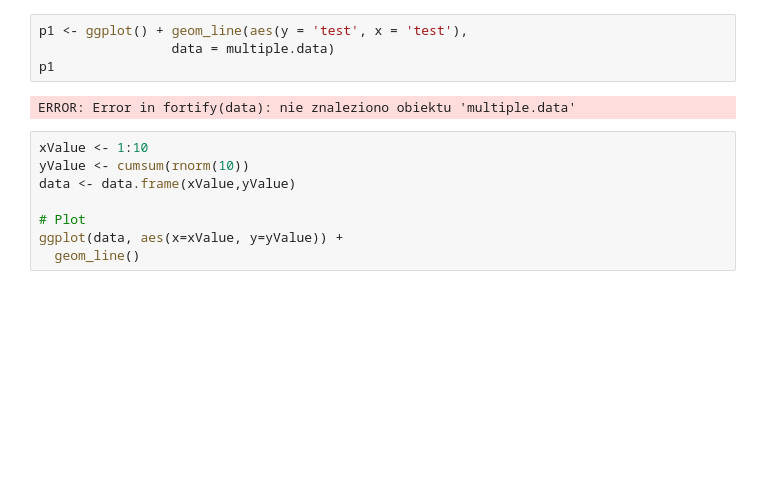
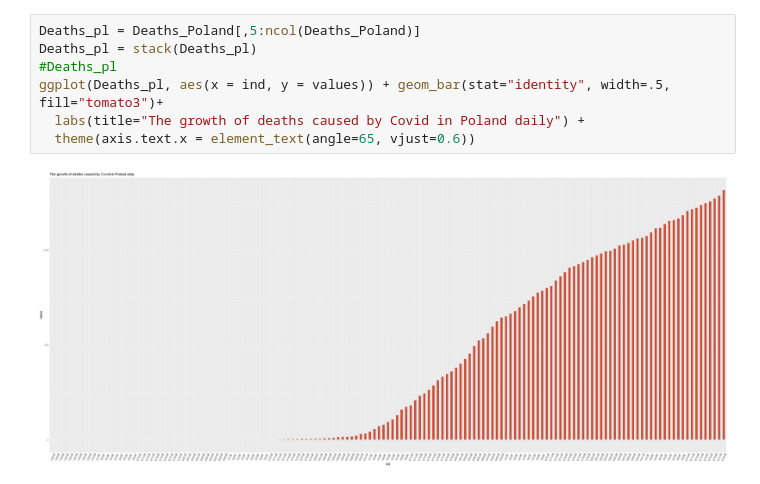
Before and after one commit to dawbit/COVID-19-report, a Jupyter notebook: COVID-19 report R.ipynb, the cells around one changed output. Cells and saved outputs as stored; diff of their text form; blank space fills up the shorter version.

Commit message:
Add new charts

```diff
--- a/COVID-19 report R.ipynb
+++ b/COVID-19 report R.ipynb
@@ -209,17 +226,12 @@ A data.frame: 35912 × 2
 [figure]
 [figure]
 [figure]
-# %%
-p1 <- ggplot() + geom_line(aes(y = 'test', x = 'test'),
-                 data = multiple.data)
-p1
-# %% [output]
-ERROR: Error in fortify(data): nie znaleziono obiektu 'multiple.data'
-# %%
-xValue <- 1:10
-yValue <- cumsum(rnorm(10))
-data <- data.frame(xValue,yValue)
-
-# Plot
-ggplot(data, aes(x=xValue, y=yValue)) +
-  geom_line()
+# %%
+Deaths_pl = Deaths_Poland[,5:ncol(Deaths_Poland)]
+Deaths_pl = stack(Deaths_pl)
+#Deaths_pl
+ggplot(Deaths_pl, aes(x = ind, y = values)) + geom_bar(stat="identity", width=.5, fill="tomato3")+
+  labs(title="The growth of deaths caused by Covid in Poland daily") +
+  theme(axis.text.x = element_text(angle=65, vjust=0.6))
+# %% [output]
+[figure, added]
```
Also changed, not shown: parts of 4 cells of this notebook.
